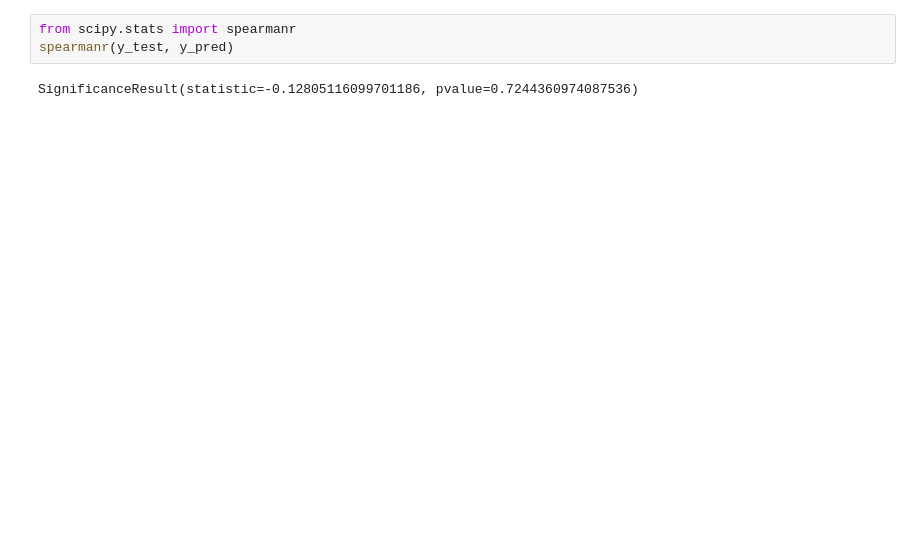
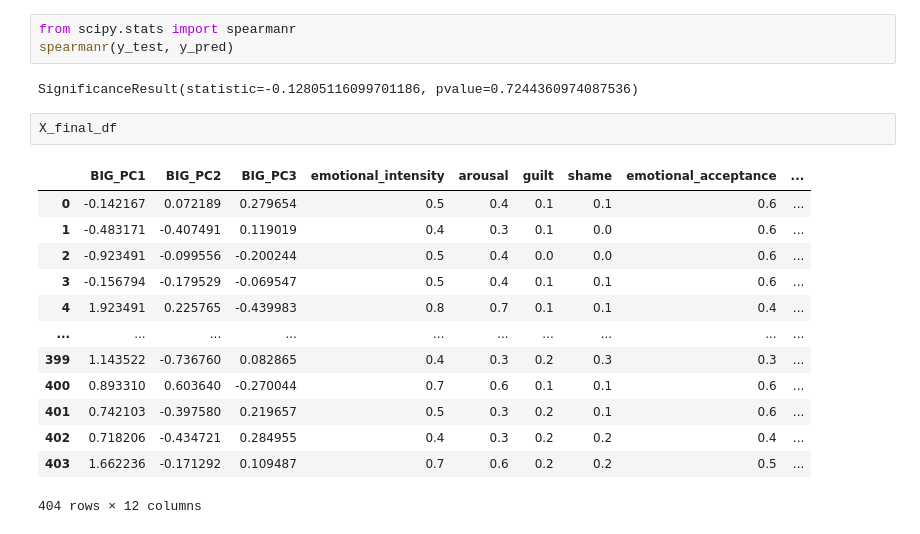
Before and after one commit to DanAbergel/ParentalER-NLP, a Jupyter notebook: preprocess/linearRegression.ipynb, the cells around one changed output. Drawn from its saved outputs; the diff is of its cells as text; blank space fills up the shorter version.

```diff
--- a/preprocess/linearRegression.ipynb
+++ b/preprocess/linearRegression.ipynb
@@ -1447,3 +1396,19 @@ from scipy.stats import spearmanr
 spearmanr(y_test, y_pred)
 # %% [output]
 SignificanceResult(statistic=-0.12805116099701186, pvalue=0.7244360974087536)
+# %%
+X_final_df
+# %% [output]
+|  | BIG_PC1 | BIG_PC2 | BIG_PC3 | emotional_intensity | arousal | guilt | shame | emotional_acceptance | ... |
+| 0 | -0.142167 | 0.072189 | 0.279654 | 0.5 | 0.4 | 0.1 | 0.1 | 0.6 | ... |
+| 1 | -0.483171 | -0.407491 | 0.119019 | 0.4 | 0.3 | 0.1 | 0.0 | 0.6 | ... |
+| 2 | -0.923491 | -0.099556 | -0.200244 | 0.5 | 0.4 | 0.0 | 0.0 | 0.6 | ... |
+| 3 | -0.156794 | -0.179529 | -0.069547 | 0.5 | 0.4 | 0.1 | 0.1 | 0.6 | ... |
+| 4 | 1.923491 | 0.225765 | -0.439983 | 0.8 | 0.7 | 0.1 | 0.1 | 0.4 | ... |
+| ... | ... | ... | ... | ... | ... | ... | ... | ... | ... |
+| 399 | 1.143522 | -0.736760 | 0.082865 | 0.4 | 0.3 | 0.2 | 0.3 | 0.3 | ... |
+| 400 | 0.893310 | 0.603640 | -0.270044 | 0.7 | 0.6 | 0.1 | 0.1 | 0.6 | ... |
+| 401 | 0.742103 | -0.397580 | 0.219657 | 0.5 | 0.3 | 0.2 | 0.1 | 0.6 | ... |
+| 402 | 0.718206 | -0.434721 | 0.284955 | 0.4 | 0.3 | 0.2 | 0.2 | 0.4 | ... |
+| 403 | 1.662236 | -0.171292 | 0.109487 | 0.7 | 0.6 | 0.2 | 0.2 | 0.5 | ... |
+404 rows × 12 columns
```
Also changed, not shown: parts of 33 cells of this notebook, 5 other files.
